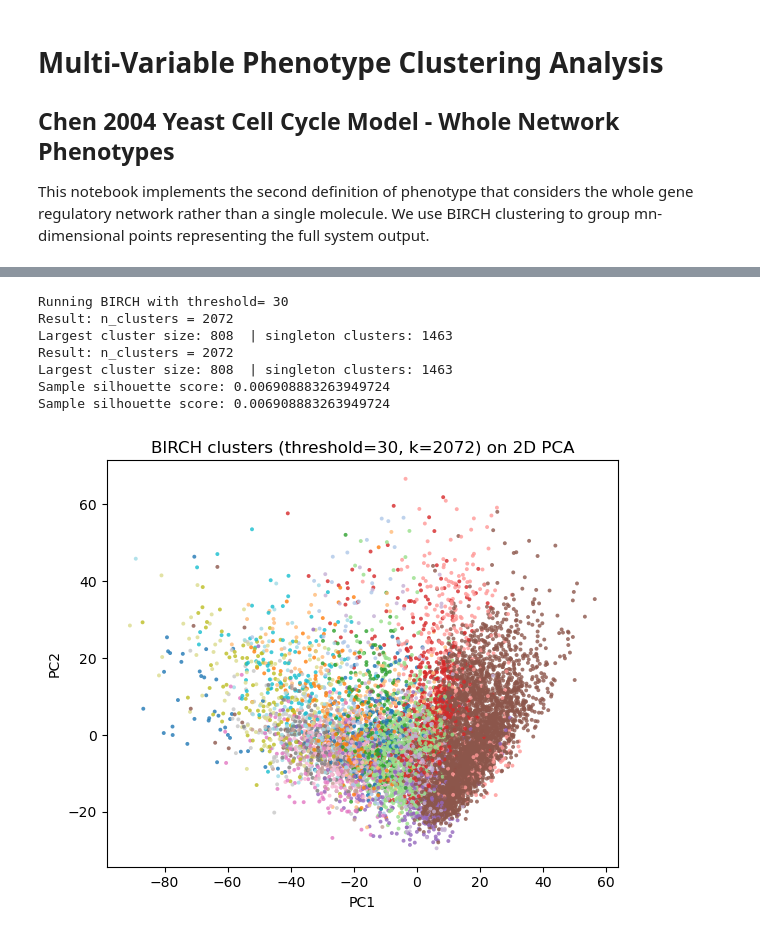
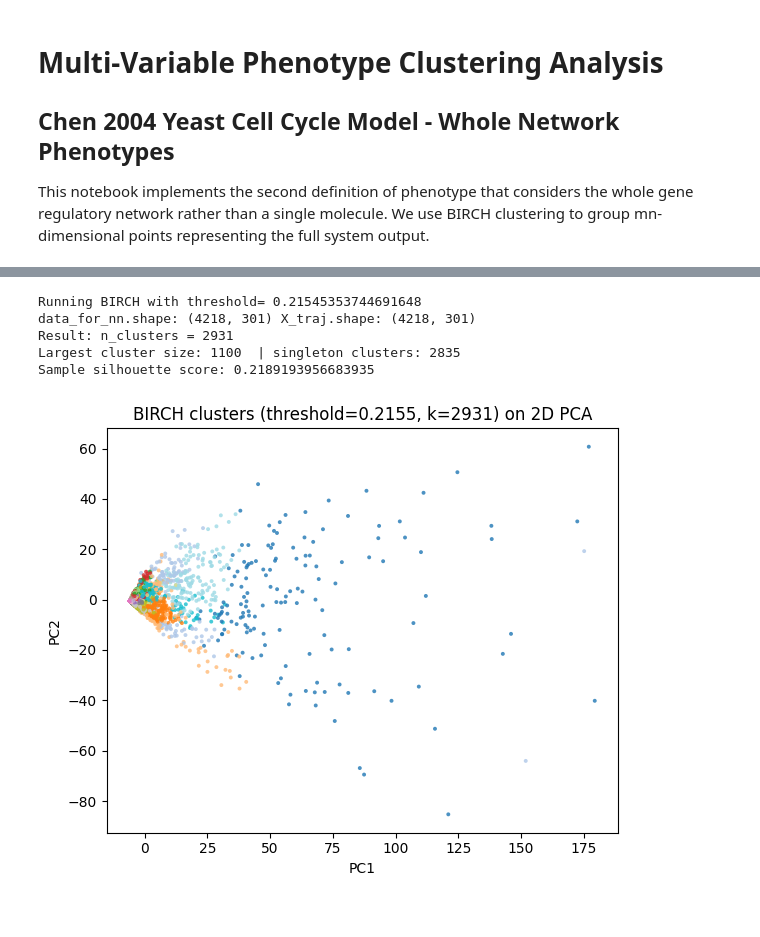
Before and after one commit to GijsBartholomeus/OxfordEvolution, a Jupyter notebook: Yeast/Chen/BIRCH/BIRCH.ipynb, the cells around one changed output, grey strips where cells are left out. Cells and saved outputs as stored; diff of their text form; code cells hidden in the pictures.

Commit message:
BIRCHWINDOW

```diff
--- a/Yeast/Chen/BIRCH/BIRCH.ipynb
+++ b/Yeast/Chen/BIRCH/BIRCH.ipynb
@@ -946,25 +925,0 @@ No PCA reduction
-# %%
-if PCAreduction==True:
-      nn = NearestNeighbors(n_neighbors=2).fit(X_pca)   # 1st neighbor is self, 2nd is nearest other
-      dists,_= nn.kneighbors(X_pca)
-else:
-      nn = NearestNeighbors(n_neighbors=2).fit(X)   # 1st neighbor is self, 2nd is nearest other
-      dists, _ = nn.kneighbors(X)
-
-nearest = dists[:, 1]
-meandist = np.mean(dists[:,1])
-med = np.median(nearest)
-p75, p90, p95, p99 = np.percentile(nearest, [75, 90, 95, 99])
-print(f"NN mean {meandist:.4g}, median {med:.4g}, 75% {p75:.4g}, 90% {p90:.4g}, 95% {p95:.4g}, 99% {p99:.4g}")
-
-plt.figure(figsize=(6,4))
-plt.hist(nearest, bins=200, log=False)
-plt.xlabel("distance to nearest neighbour")
-plt.ylabel("count")
-plt.title("Nearest-neighbour distance distribution (subsample)")
-plt.axvline(np.median(nearest), color='C1', linestyle='--', label='median')
-plt.legend()
-plt.show()
-
-print("median / 75% / 90% nn distances:",
-      np.percentile(nearest, [50, 75, 90]))
@@ -1118,40 +926,40 @@ if (Ttest):
 # %%
-chosen_threshold = 30
+chosen_threshold = 0.1*nearest.mean()
 print("Running BIRCH with threshold=", chosen_threshold)
 birch = Birch(n_clusters=None, threshold=chosen_threshold, branching_factor=BRANCHING_FACTOR)
-cluster_labels = birch.fit_predict(X_pca)
+cluster_labels = birch.fit_predict(data_for_nn)
 n_clusters = len(np.unique(cluster_labels))
+print("data_for_nn.shape:", data_for_nn.shape, "X_traj.shape:", X_traj.shape)
+
 print("Result: n_clusters =", n_clusters)
 counts = Counter(cluster_labels)
 print("Largest cluster size:", max(counts.values()), " | singleton clusters:", sum(1 for c in counts.values() if c==1))
 
 # Sample silhouette (if many samples, compute on a random sample)
-if X_pca.shape[0] > N_SILHOUETTE_SAMPLE:
-    idx_sample = np.random.RandomState(RANDOM_STATE).choice(X_pca.shape[0], N_SILHOUETTE_SAMPLE, replace=False)
+if data_for_nn.shape[0] > N_SILHOUETTE_SAMPLE:
+    idx_sample = np.random.RandomState(RANDOM_STATE).choice(data_for_nn.shape[0], N_SILHOUETTE_SAMPLE, replace=False)
 else:
-    idx_sample = np.arange(X_pca.shape[0])
+    idx_sample = np.arange(data_for_nn.shape[0])
 
-s = silhouette_score(X_pca[idx_sample], cluster_labels[idx_sample])
+s = silhouette_score(data_for_nn[idx_sample], cluster_labels[idx_sample])
 print("Sample silhouette score:", s)
 
 # Visualize with 2D PCA projection (for intuition)
 from sklearn.decomposition import PCA as PCAsmall
-proj2 = PCAsmall(n_components=2, random_state=RANDOM_STATE).fit_transform(X_pca)
+proj2 = PCAsmall(n_components=2, random_state=RANDOM_STATE).fit_transform(data_for_nn)
 plt.figure(figsize=(6,5))
 sc = plt.scatter(proj2[:,0], proj2[:,1], c=cluster_labels, s=8, cmap='tab20', linewidths=0, alpha=0.8)
 plt.title(f"BIRCH clusters (threshold={chosen_threshold:.4g}, k={n_clusters}) on 2D PCA")
 plt.xlabel("PC1"); plt.ylabel("PC2")
 plt.tight_layout()
 plt.show()
 # %% [output]
-Running BIRCH with threshold= 30
-Result: n_clusters = 2072
-Largest cluster size: 808  | singleton clusters: 1463
-Result: n_clusters = 2072
-Largest cluster size: 808  | singleton clusters: 1463
-Sample silhouette score: 0.006908883263949724
-Sample silhouette score: 0.006908883263949724
+Running BIRCH with threshold= 0.21545353744691648
+data_for_nn.shape: (4218, 301) X_traj.shape: (4218, 301)
+Result: n_clusters = 2931
+Largest cluster size: 1100  | singleton clusters: 2835
+Sample silhouette score: 0.2189193956683935
-[figure, old version]
+[figure, new version]
 # %%
 def sample_pairwise_distances(X, idx_pairs):
     # idx_pairs is array of shape (n_pairs, 2)
```
Also changed, not shown: parts of 12 cells of this notebook, 6 other files.
